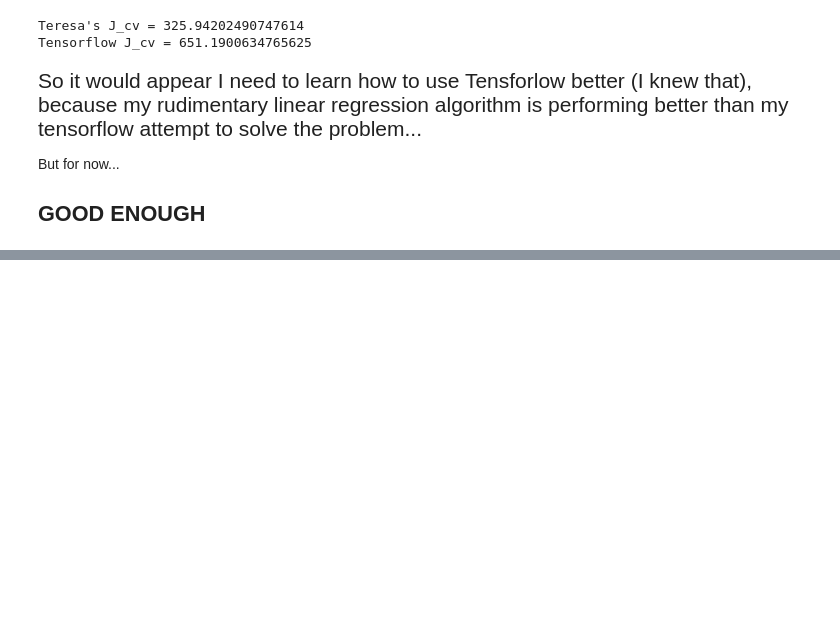
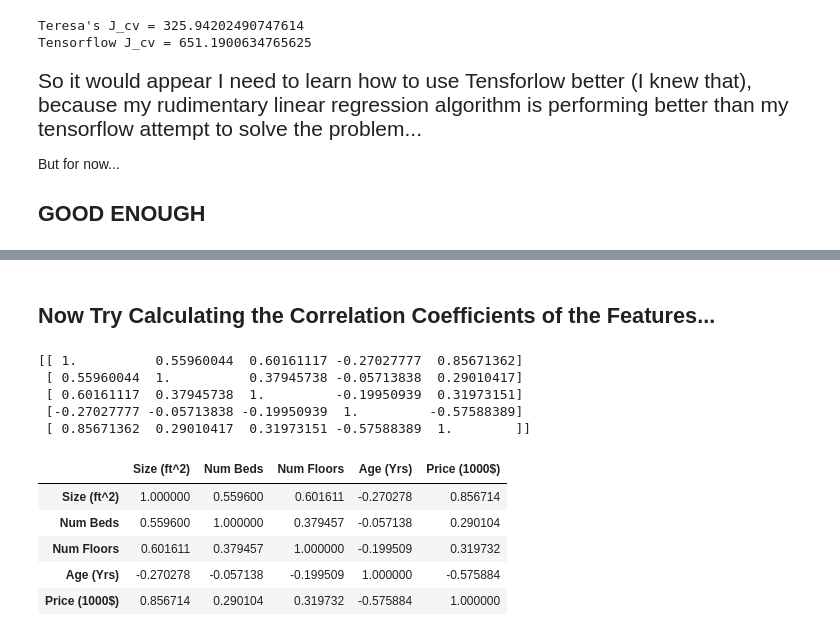
Before and after one commit to lteresah/Coursera-ML-Specialization, a Jupyter notebook: Linear Regression/TL_Practice_nD_GradDec.ipynb, the cells around one changed output, grey strips where cells are left out. Cells and saved outputs as stored; diff of their text form; code cells hidden in the pictures; blank space fills up the shorter version.

```diff
--- a/Linear Regression/TL_Practice_nD_GradDec.ipynb
+++ b/Linear Regression/TL_Practice_nD_GradDec.ipynb
@@ -538,0 +563,21 @@ But for now...
+# %% [markdown]
+## Now Try Calculating the Correlation Coefficients of the Features...
+# %%
+corr = np.corrcoef(np.transpose(np_housedata))
+print(corr)
+# %% [output]
+[[ 1.          0.55960044  0.60161117 -0.27027777  0.85671362]
+ [ 0.55960044  1.          0.37945738 -0.05713838  0.29010417]
+ [ 0.60161117  0.37945738  1.         -0.19950939  0.31973151]
+ [-0.27027777 -0.05713838 -0.19950939  1.         -0.57588389]
+ [ 0.85671362  0.29010417  0.31973151 -0.57588389  1.        ]]
+# %%
+pd_housedata.corr()
+# Should consider seaborn for easy visualization tools in the context of data analysis
+# %% [output]
+|  | Size (ft^2) | Num Beds | Num Floors | Age (Yrs) | Price (1000$) |
+| Size (ft^2) | 1.000000 | 0.559600 | 0.601611 | -0.270278 | 0.856714 |
+| Num Beds | 0.559600 | 1.000000 | 0.379457 | -0.057138 | 0.290104 |
+| Num Floors | 0.601611 | 0.379457 | 1.000000 | -0.199509 | 0.319732 |
+| Age (Yrs) | -0.270278 | -0.057138 | -0.199509 | 1.000000 | -0.575884 |
+| Price (1000$) | 0.856714 | 0.290104 | 0.319732 | -0.575884 | 1.000000 |
```
Also changed, not shown: parts of 4 cells of this notebook.
